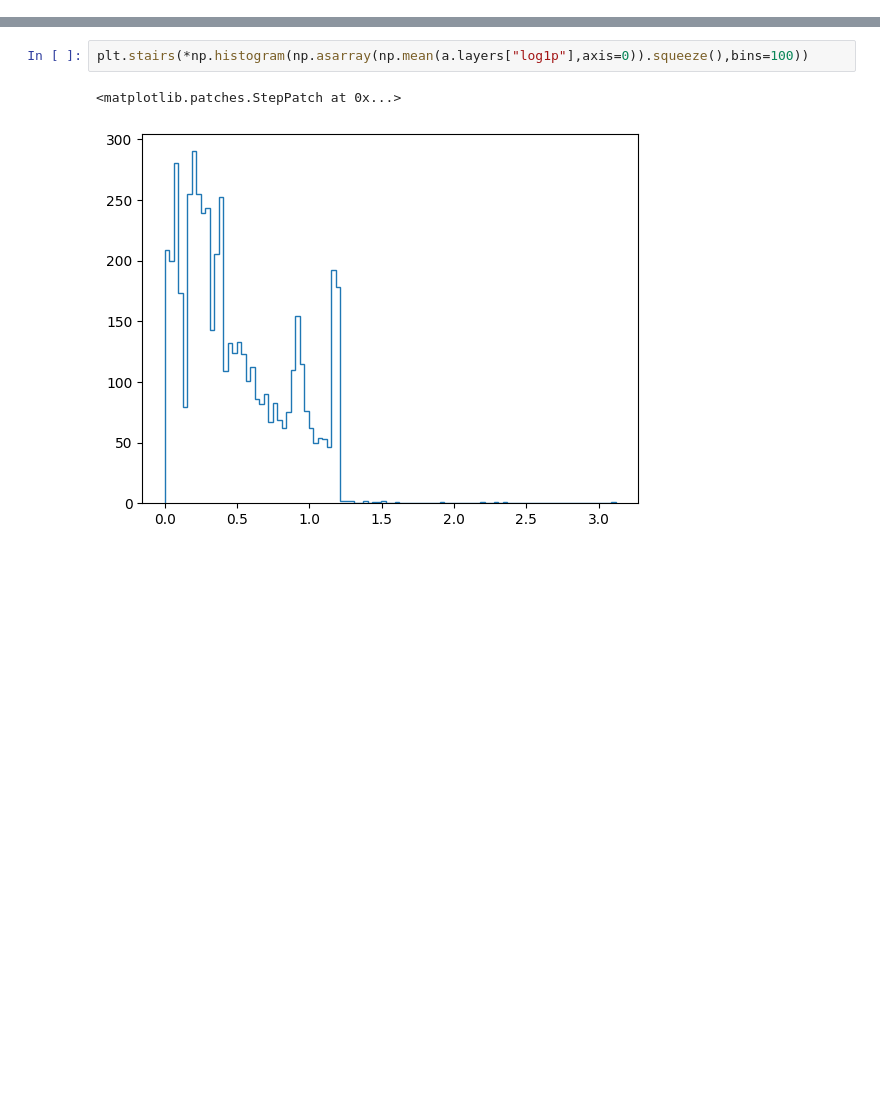
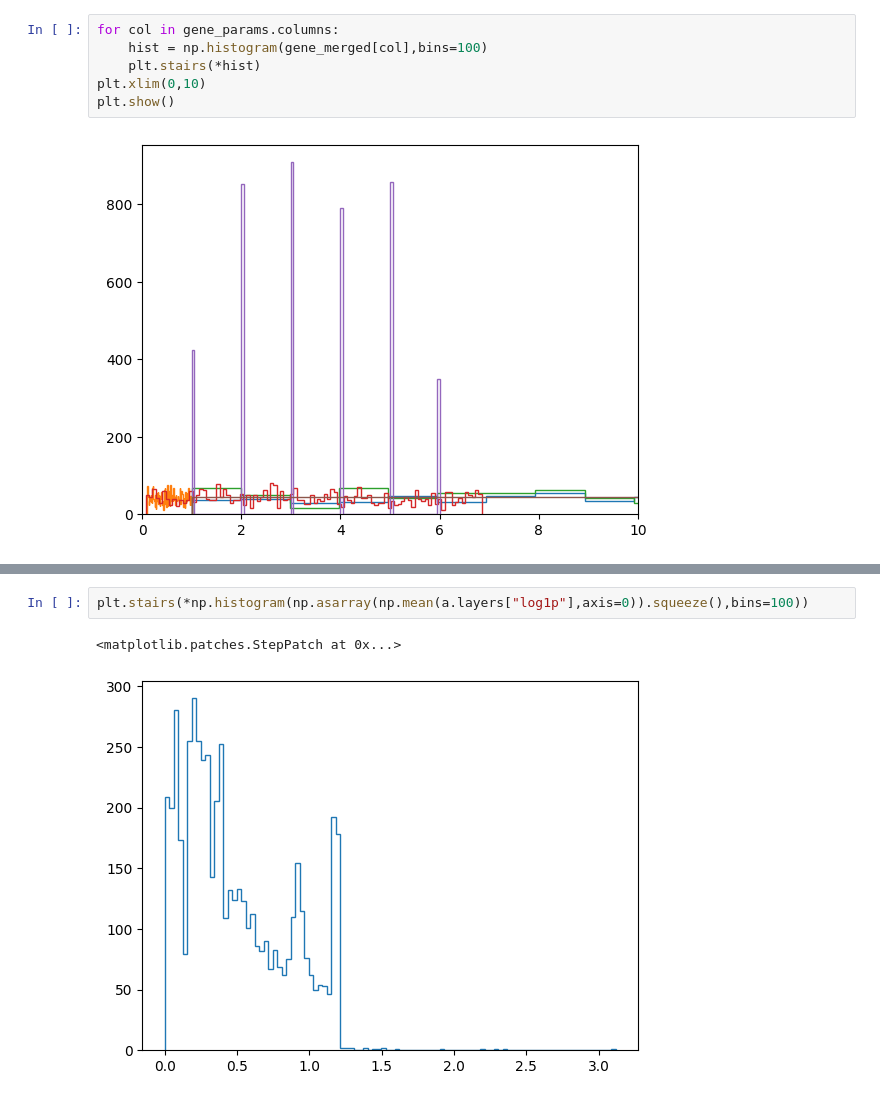
Before and after one commit to GeorgSommerer/bsc_thesis_pGRiNS, a Jupyter notebook: pgrins_cluster_explore.ipynb, the cells around one changed output, grey strips where cells are left out. Cells and saved outputs as stored; diff of their text form; blank space fills up the shorter version.

```diff
--- a/pgrins_cluster_explore.ipynb
+++ b/pgrins_cluster_explore.ipynb
@@ -43,0 +100,8 @@ plt.hist(a.uns["clustering_results"]["scores"])
+# %%
+for col in gene_params.columns:
+    hist = np.histogram(gene_merged[col],bins=100)
+    plt.stairs(*hist)
+plt.xlim(0,10)
+plt.show()
+# %% [output]
+[figure, added]
```
Also changed, not shown: parts of 17 cells of this notebook, 12 other files.
